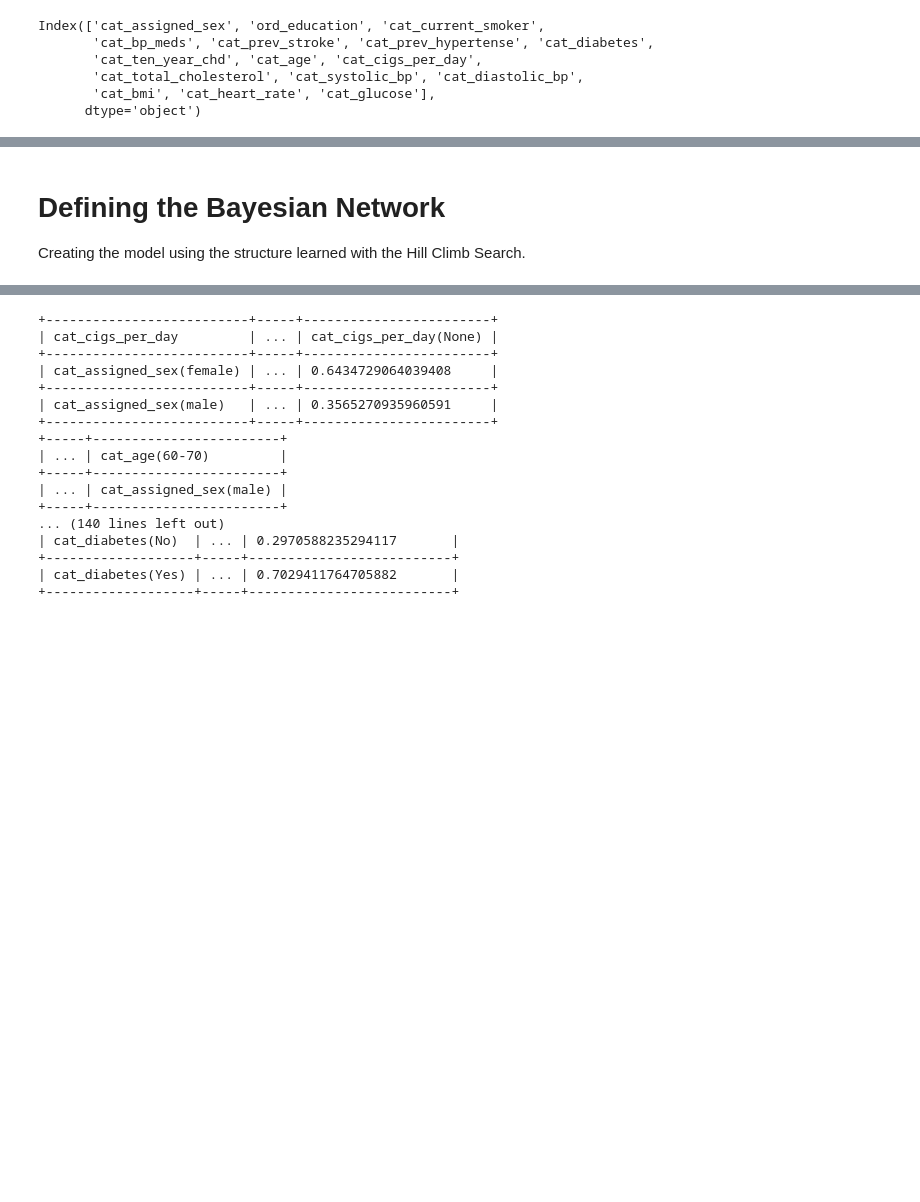
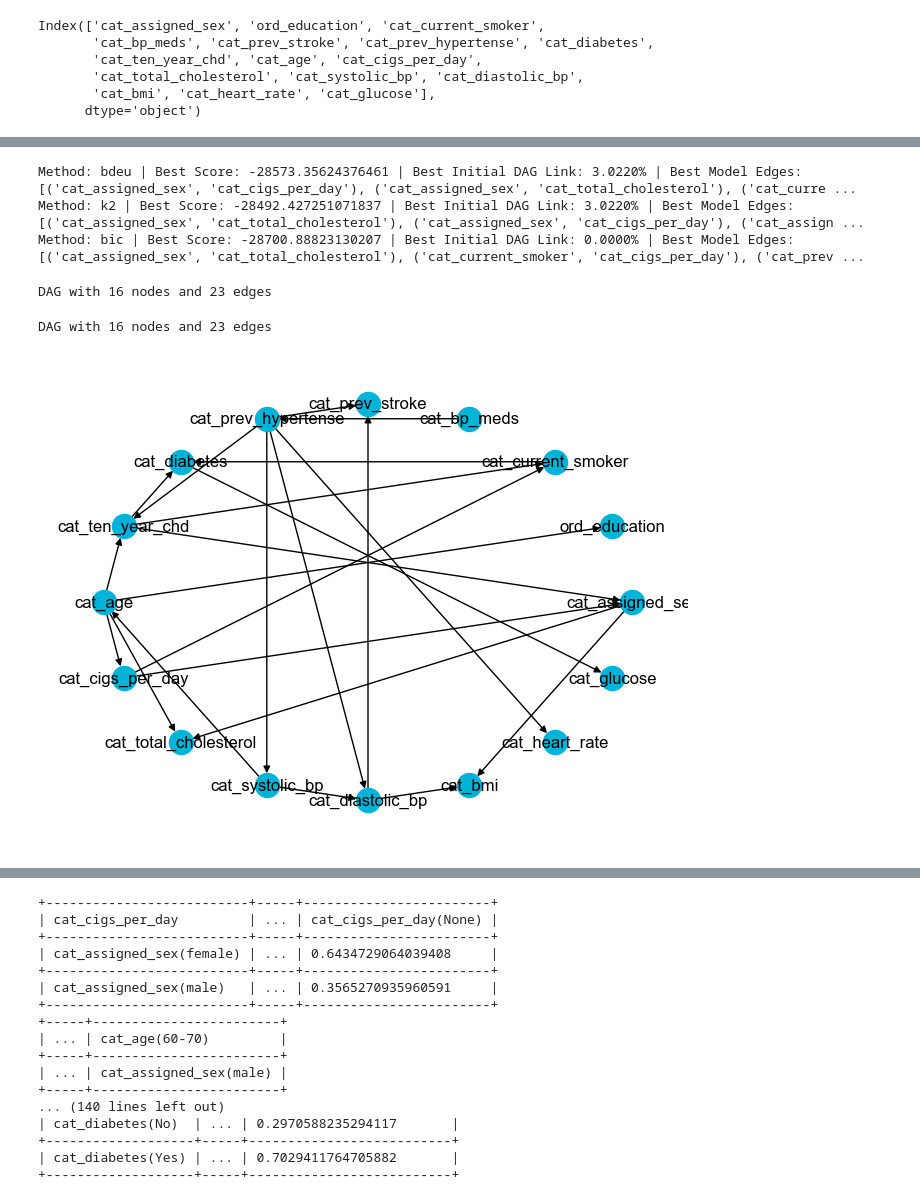
Before and after one commit to eduardotanqueiro/Project1-AAA, a Jupyter notebook: src/note.ipynb, the cells around one changed output, grey strips where cells are left out. Drawn from its saved outputs; the diff is of its cells as text; code cells hidden in the pictures; blank space fills up the shorter version.

Commit message:
added random initialization of DAG and get best model for each scoring method

```diff
--- a/src/note.ipynb
+++ b/src/note.ipynb
@@ -681,3 +651,0 @@ visualize_network(best_model_hc_bic)
-# %% [markdown]
-# Defining the Bayesian Network
-Creating the model using the structure learned with the Hill Climb Search.
@@ -683,0 +705,49 @@ Creating the model using the structure learned with the Hill Climb Search.
+# %%
+def get_best_models(results):
+    best_models = {}
+
+    for method, models in results.items():
+        # Find the model with the maximum score for each method
+        best_start_dag_link = max(models, key=lambda x: models[x]['score'])
+
+        best_models[method] = {
+            "model": models[best_start_dag_link]["model"],
+            "score": models[best_start_dag_link]["score"],
+            "start_dag_link": best_start_dag_link
+        }
+
+    return best_models
+
+best_models_results = get_best_models(sl_results)
+
+for method, info in best_models_results.items():
+    print(f'Method: {method} | Best Score: {info["score"]} | Best Initial DAG Link: {info["start_dag_link"]*100:.4f}% | Best Model Edges: {info["model"].edges()}')
+# %% [output]
+Method: bdeu | Best Score: -28573.35624376461 | Best Initial DAG Link: 3.0220% | Best Model Edges: [('cat_assigned_sex', 'cat_cigs_per_day'), ('cat_assigned_sex', 'cat_total_cholesterol'), ('cat_curre ...
+Method: k2 | Best Score: -28492.427251071837 | Best Initial DAG Link: 3.0220% | Best Model Edges: [('cat_assigned_sex', 'cat_total_cholesterol'), ('cat_assigned_sex', 'cat_cigs_per_day'), ('cat_assign ...
+Method: bic | Best Score: -28700.88823130207 | Best Initial DAG Link: 0.0000% | Best Model Edges: [('cat_assigned_sex', 'cat_total_cholesterol'), ('cat_current_smoker', 'cat_cigs_per_day'), ('cat_prev ...
+# %%
+# initialize scores and hillclimb
+bdeu = BDeuScore(full_data_cat, equivalent_sample_size=5)
+k2 = K2Score(full_data_cat)
+bic = BicScore(full_data_cat)
+hc = HillClimbSearch(full_data_cat)
+
+# get the starting dags
+best_start_dag_bdeu = initialize_graph(full_data_cat.columns, best_models_results["bdeu"]["start_dag_link"])
+best_start_dag_k2 = initialize_graph(full_data_cat.columns, best_models_results["k2"]["start_dag_link"])
+best_start_dag_bic = initialize_graph(full_data_cat.columns, best_models_results["bic"]["start_dag_link"])
+
+# initialize best models
+best_model_hc_bdeu = hc.estimate(scoring_method=bdeu, start_dag=best_start_dag_bdeu)
+best_model_hc_k2 = hc.estimate(scoring_method=k2, start_dag=best_start_dag_k2)
+best_model_hc_bic = hc.estimate(scoring_method=bic, start_dag=best_start_dag_bic)
+# %% [output]
+DAG with 16 nodes and 23 edges
+# %%
+# best bdeu structure
+print(best_model_hc_bdeu)
+visualize_network(best_model_hc_bdeu)
+# %% [output]
+DAG with 16 nodes and 23 edges
+[figure, added]
```
Also changed, not shown: parts of 31 cells of this notebook.
